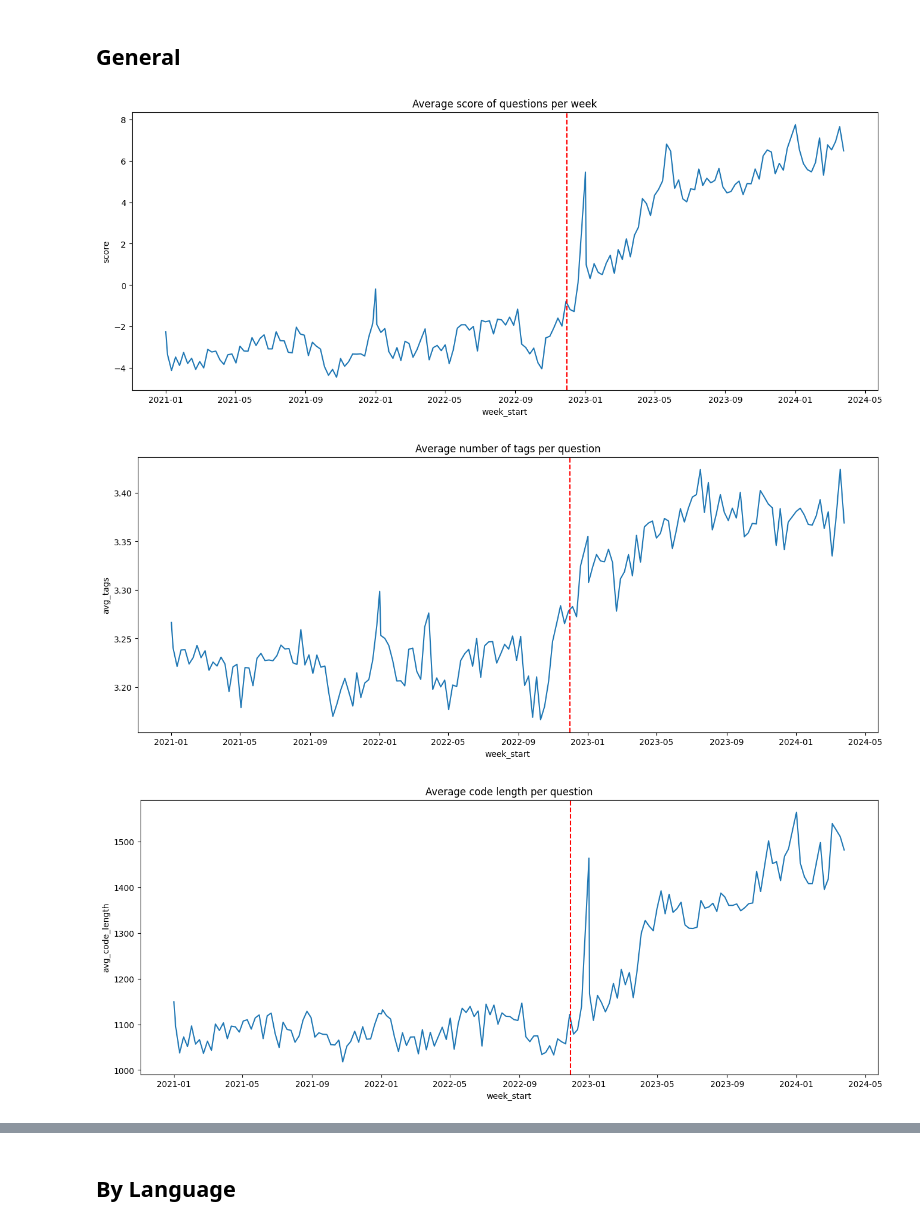
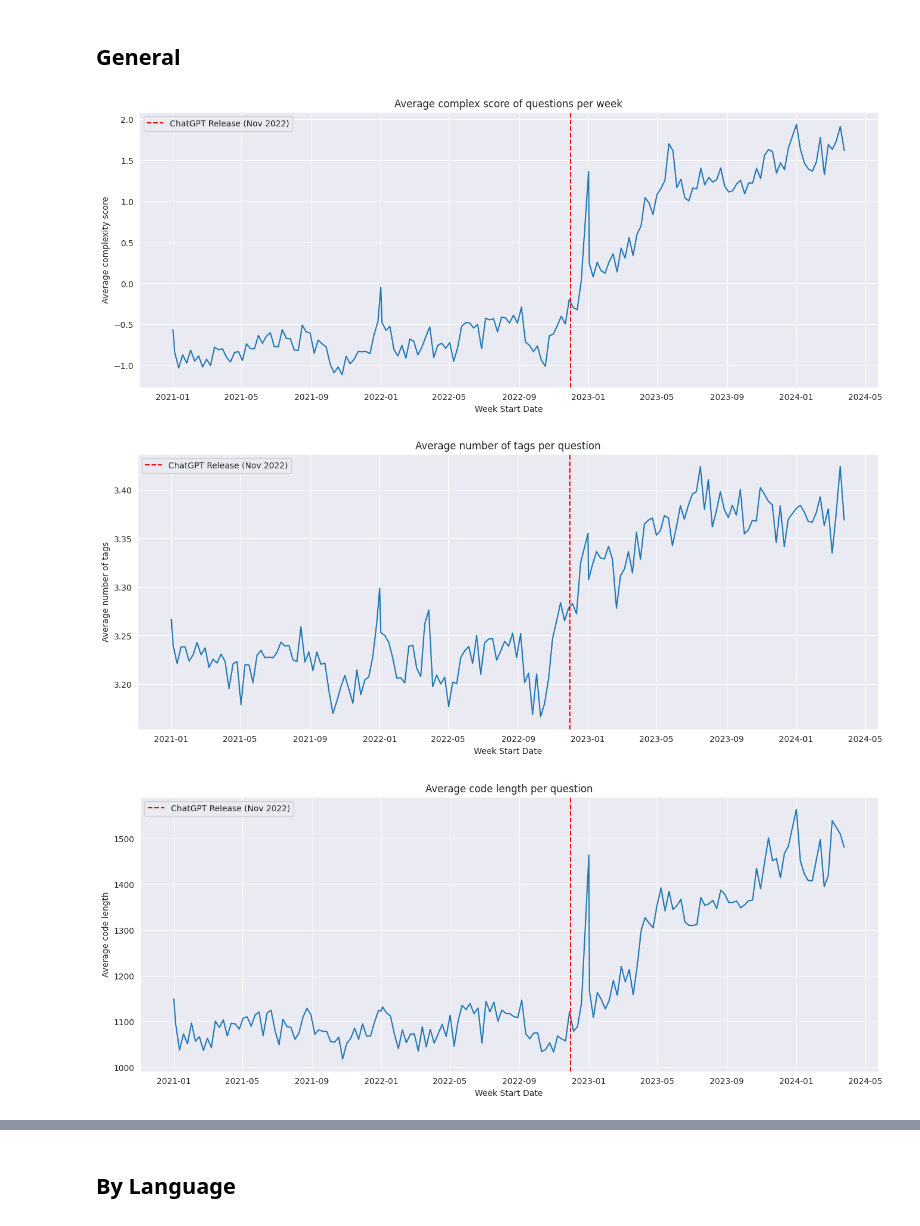
Before and after one commit to m9o8/bse_tm_final, a Jupyter notebook: code/3_2_text_metrics.ipynb, the cells around one changed output, grey strips where cells are left out. Saved outputs shown, nothing was run; the diff lists cells and outputs as text; code cells hidden in the pictures.

```diff
--- a/code/3_2_text_metrics.ipynb
+++ b/code/3_2_text_metrics.ipynb
@@ -6,5 +6,14 @@ An explanatory notebook to dive into text metrics usuable for a potential DiD.
 import matplotlib.pyplot as plt
 import polars as pl
 import seaborn as sns
+
+from datetime import datetime, timedelta
+
+sns.set_style("darkgrid")
+
+# ChatGPT intro
+treatment_date = datetime(2022, 11, 30)
 # %%
-df = pl.read_parquet("../data/stackoverflow_preprocessed1.parquet")
+df = pl.read_parquet(
+    "../data/batched_processing/stackoverflow_processed_batch1.parquet"
+)
@@ -81,10 +73,14 @@ df0 = (
     .with_columns(
         # Create a composite score
         (
-            pl.col("norm_avg_tags")
-            + pl.col("norm_avg_code_length")
-            + pl.col("norm_avg_body_length")
-            + pl.col("norm_avg_title_length")
+            1
+            / 4
+            * (
+                pl.col("norm_avg_tags")
+                + pl.col("norm_avg_code_length")
+                + pl.col("norm_avg_body_length")
+                + pl.col("norm_avg_title_length")
+            )
         ).alias("score")
     )
 )
@@ -95,15 +103,18 @@ treatment_date = datetime(2022, 11, 30)
 # %%
 # Line plots of average lengths
 plt.figure(figsize=(16, 6))
 sns.lineplot(data=df0, x="week_start", y="score")
 # Add a vertical line for ChatGPT release
 plt.axvline(
     x=treatment_date, color="r", linestyle="--", label="ChatGPT Release (Nov 2022)"
 )
-plt.title("Average score of questions per week")
+plt.title("Average complex score of questions per week")
+plt.xlabel("Week Start Date")
+plt.ylabel("Average complexity score")
+plt.legend()
 plt.show()
 # %% [output]
-[figure, old version]
+[figure, new version]
 # %%
 # Line plots of average lengths
 plt.figure(figsize=(16, 6))
@@ -113,9 +124,12 @@ plt.axvline(
     x=treatment_date, color="r", linestyle="--", label="ChatGPT Release (Nov 2022)"
 )
 plt.title("Average number of tags per question")
+plt.xlabel("Week Start Date")
+plt.ylabel("Average number of tags")
+plt.legend()
 plt.show()
 # %% [output]
-[figure, old version]
+[figure, new version]
 # %%
 # Line plots of average lengths
 plt.figure(figsize=(16, 6))
@@ -125,9 +139,12 @@ plt.axvline(
     x=treatment_date, color="r", linestyle="--", label="ChatGPT Release (Nov 2022)"
 )
 plt.title("Average code length per question")
+plt.xlabel("Week Start Date")
+plt.ylabel("Average code length")
+plt.legend()
 plt.show()
 # %% [output]
-[figure, old version]
+[figure, new version]
 # %%
 # Line plots of average lengths
 plt.figure(figsize=(16, 6))
```
Also changed, not shown: parts of 24 cells of this notebook, 4 other files.
